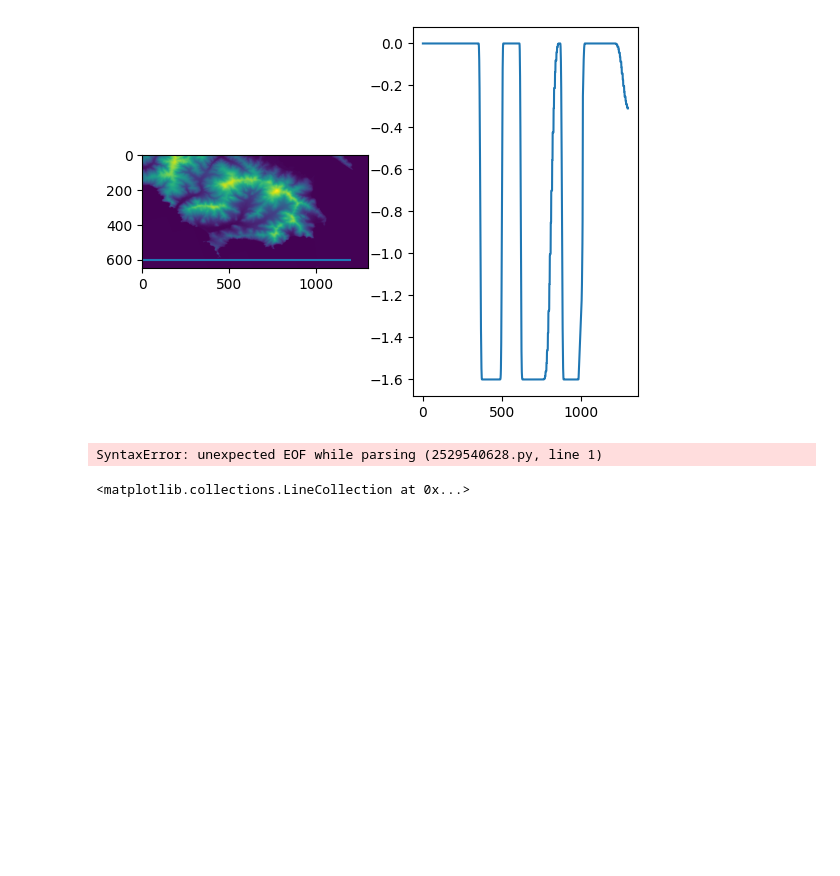
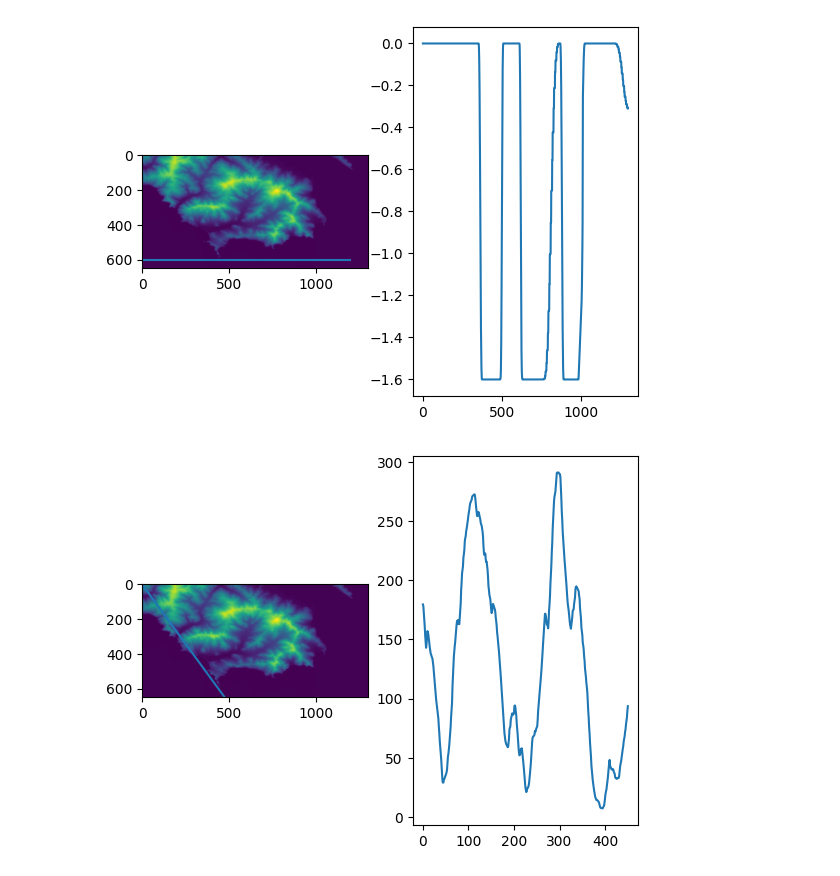
Before and after one commit to avkoehl/valley-types, a Jupyter notebook: notebooks/draw_profile.ipynb, the cells around one changed output. Drawn from its saved outputs; the diff is of its cells as text; code cells hidden in the pictures; blank space fills up the shorter version.

Commit message:
can drop profile of the line between any two points on the DEM

```diff
--- a/notebooks/draw_profile.ipynb
+++ b/notebooks/draw_profile.ipynb
@@ -89,8 +88,20 @@ plt.show()
 [figure]
 # %%
 def get_values(arr, p1, p2):
+    minx = min(p1[0], p2[0])
+    maxx = max(p1[0], p2[0])
+    x_values = np.arange(minx, maxx+1)
+    y_values = np.interp(x_values, [p1[0], p2[0]], [p1[1], p2[1]])
+    y_values = np.around(y_values).astype(int)
+    heights = arr[x_values, y_values]
+    return heights, x_values, y_values
-# %% [output]
-SyntaxError: unexpected EOF while parsing (2529540628.py, line 1)
 # %%
+heights, x_vals, y_vals = get_values(dem, (0,2), (450, 617))
-# %% [output]
-<matplotlib.collections.LineCollection at 0x...>
+# %%
+fig,axs = plt.subplots(1,2)
+show(dem, ax=axs[0])
+axs[0].axline(p1, p2)
+axs[1] = plt.plot(heights)
+plt.show()
+# %% [output]
+[figure, added]
```
Also changed, not shown: parts of 4 cells of this notebook.
